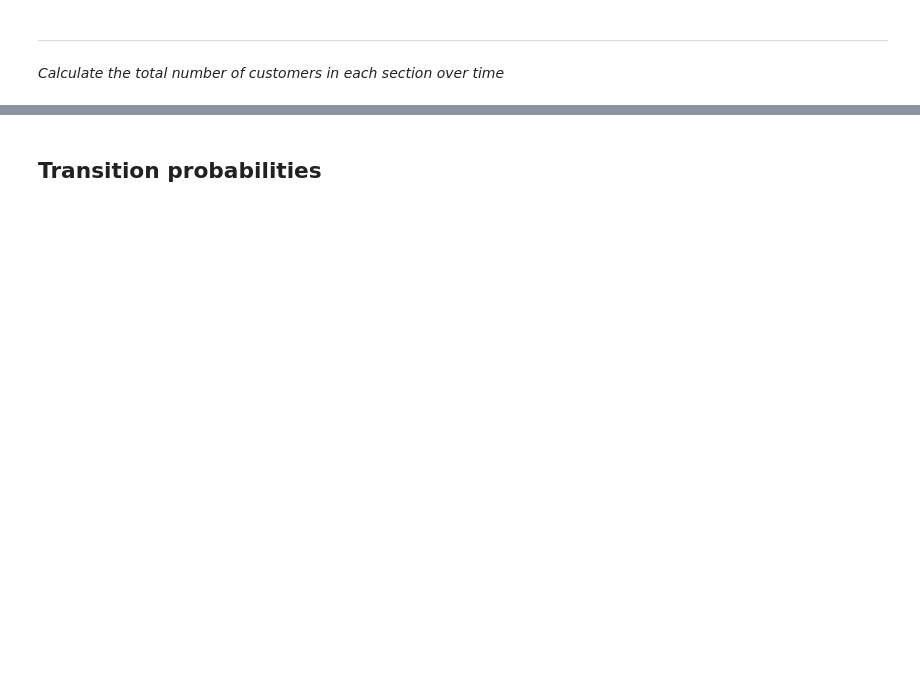
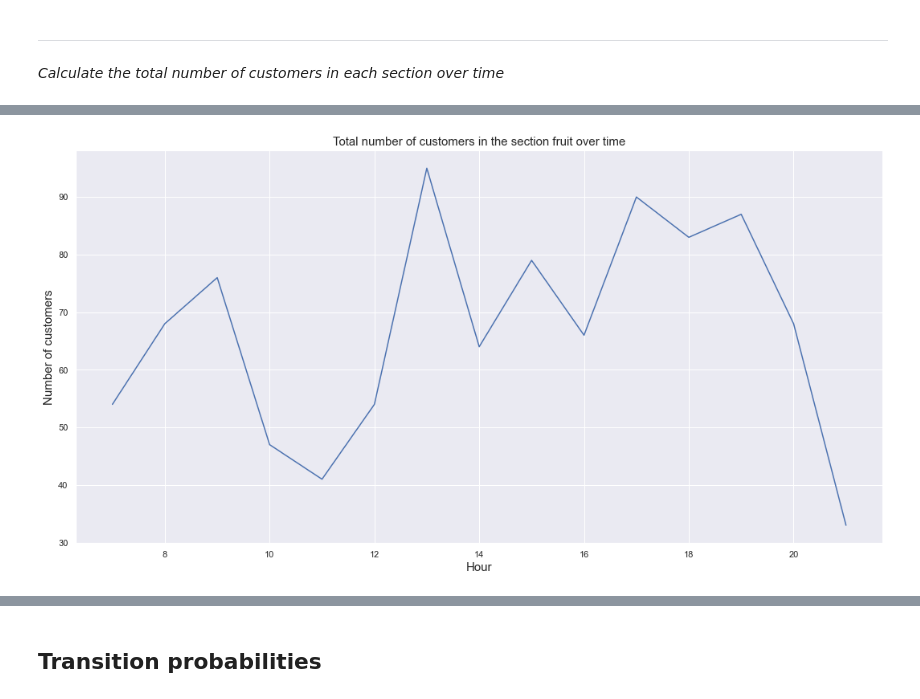
Before and after one commit to CodeGitte/SPICED_Markov_Chain, a Jupyter notebook: Project_Week_08_Markov_Simulation.ipynb, the cells around one changed output, grey strips where cells are left out. Cells and saved outputs as stored; diff of their text form; code cells hidden in the pictures; blank space fills up the shorter version.

```diff
--- a/Project_Week_08_Markov_Simulation.ipynb
+++ b/Project_Week_08_Markov_Simulation.ipynb
@@ -69,0 +149,11 @@ groupby(DAY['location'])
+# %%
+#examining the total number of customers in one particular section over time
+def customer_time_specific_section(df, specific_location):
+    '''
+    Total number of customers in one particular section over time
+
+    Argument: DataFrame, specific_location in '' (e.g. 'fruit')
+    Return: DataFrame with the hour as index and the total number of customers as column for the specified location
+    '''
+    customer_time_specific_section = customer_time_per_section(df).xs(specific_location)
+    return pd.DataFrame(customer_time_specific_section)
@@ -69,0 +181,23 @@ groupby(DAY['location'])
+# %%
+#defining function to plot the total number of customers in a specific section over time
+def plot_customer_time_specific_section(df, specific_location):
+    '''
+    Plots the total number of customers in one particular section over time
+
+    Args: DataFrame, specific_location in '' (e.g. 'fruit')
+    Return: DataFrame with the hour as index and the total number of customers as column for the specified location
+    '''
+
+    customer_time_reset = customer_time_specific_section(df,specific_location).reset_index()
+    sns.lineplot(data=customer_time_reset, x= 'hour', y='customer_no')
+    sns.set_theme(style="whitegrid", palette = "Set2")
+    sns.set(rc = {'figure.figsize':(18,9)})
+    plt.xlabel('Hour', size=15)
+    plt.ylabel('Number of customers', size=15)
+    plt.title(f'Total number of customers in the section {specific_location} over time', size=15);
+    return plt.show()
+# %%
+#Plotting the total number of customers in a specific section over time
+plot_customer_time_specific_section(DAY, 'fruit')
+# %% [output]
+[figure, added]
```
Also changed, not shown: parts of 33 cells of this notebook.
